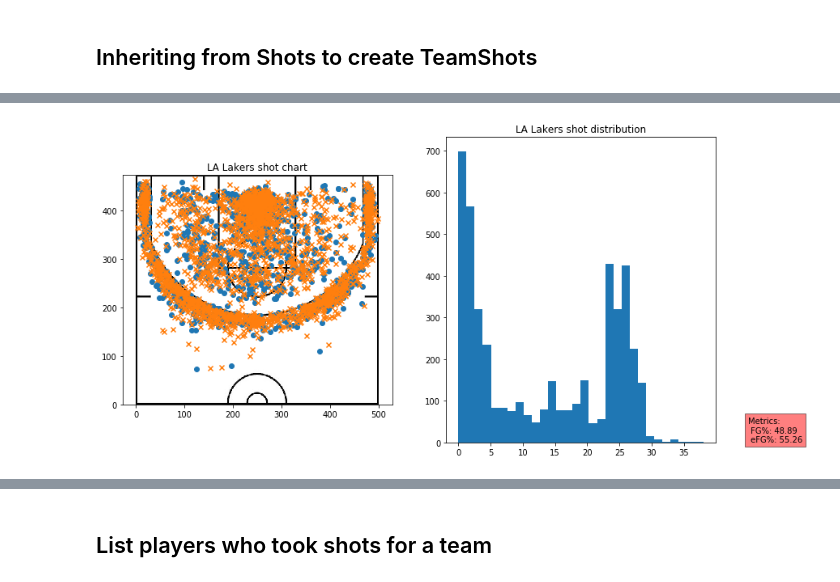
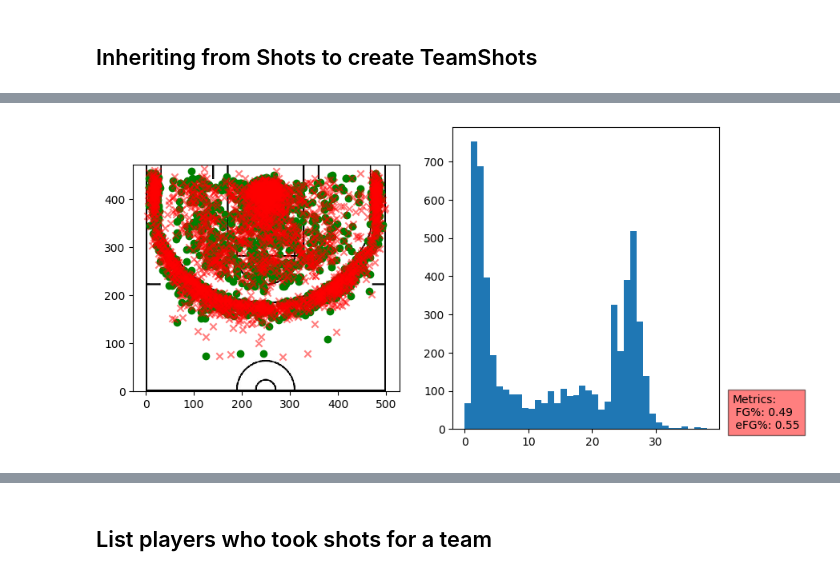
Before and after one commit to theccalderon/shot_chart, a Jupyter notebook: 00_core.ipynb, the cells around one changed output, grey strips where cells are left out. Drawn from its saved outputs; the diff is of its cells as text; code cells hidden in the pictures.

```diff
--- a/00_core.ipynb
+++ b/00_core.ipynb
@@ -104,7 +104,7 @@ class URLs():
 
     def path(url, c_key='archive'):
         fname = url.split('/')[-1]
-        local_path = URLs.LOCAL_PATH/('models' if c_key=='models' else 'archive')/fname
+        local_path = URLs.LOCAL_PATH/('data' if c_key=='data' else 'archive')/fname
         if local_path.exists(): return local_path
         return Config()[c_key]/fname
 # %% [markdown]
@@ -182,8 +186,9 @@ _get_check(URLs.SHOTS_2019)
 False
 # %%
 #export
-def untar_data(url, fname=None, dest=None, c_key='archive', force_download=False, extract_func=file_extract):
+def untar_data(url, fname=None, dest=None, c_key='data', force_download=False, extract_func=file_extract):
     "Download `url` to `fname` if `dest` doesn't exist, and un-tgz to folder `dest`."
+#     default_dest = URLs.path(url, c_key=c_key).with_suffix('.csv')
     default_dest = URLs.path(url, c_key=c_key).with_suffix('.csv')
     dest = default_dest if dest is None else Path(dest)/default_dest.name
     fname = Path(fname or URLs.path(url))
@@ -195,7 +200,7 @@ def untar_data(url, fname=None, dest=None, c_key='archive', force_download=False
         force_download = True
     if force_download:
         if fname.exists(): os.remove(fname)
-        if dest.exists(): shutil.rmtree(dest)
+        if dest.exists(): os.remove(dest)
     if not dest.exists():
         fname = download_data(url, fname=fname, c_key=c_key)
 #         if _get_check(url) and _check_file(fname) != _get_check(url):
@@ -426,7 +483,11 @@ def _calculate_avg_efg(df):
 # %%
 #export
 class TeamShots(Shots):
-    def __init__(self, dataframe, team):
-        dataframe = dataframe.loc[dataframe['team']==team]
+    def __init__(self, dataframe, team, game_id=None):
+        if game_id:
+            dataframe = dataframe.loc[(dataframe['team']==team) & (dataframe['game_id']==game_id)]
+        else:
+            dataframe = dataframe.loc[dataframe['team']==team]
+        self.team = team
         super().__init__(dataframe)
 # %%
@@ -535,4 +517,5 @@ plot_team(shots_2019,"Houston",date_range=11)
 # %%
-plot_team(shots_2019,"LA Lakers")
+team_shots = TeamShots(shots_2019,"LA Lakers")
+team_shots.plot_shots()
 # %% [output]
-[figure, old version]
+[figure, new version]
```
Also changed, not shown: parts of 64 cells of this notebook, 2 other files.
